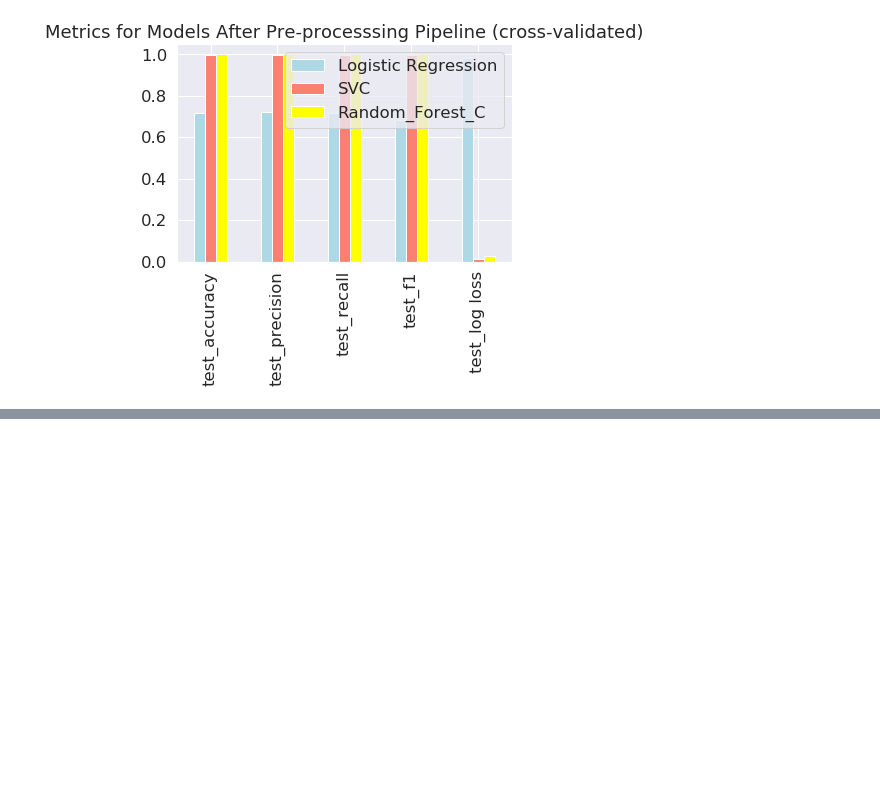
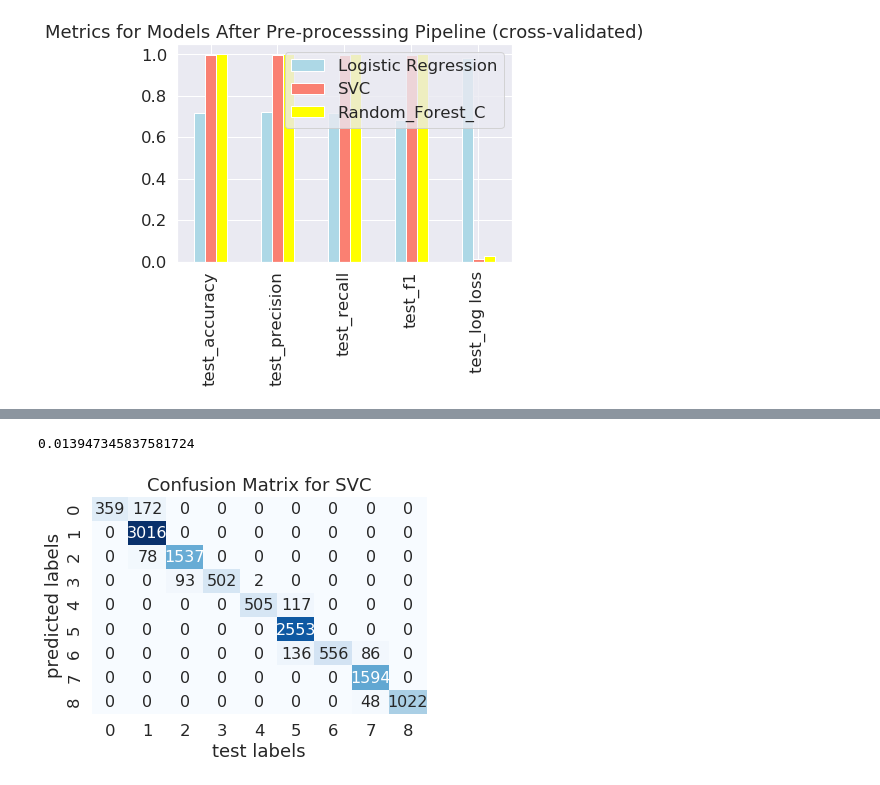
Before and after one commit to sophiabrandt/ZTM-Complete-Machine-Learning-Data-Science, a Jupyter notebook: notebooks/otto/kaggle-otto.ipynb, the cells around one changed output, grey strips where cells are left out. Saved outputs shown, nothing was run; the diff lists cells and outputs as text; code cells hidden in the pictures; blank space fills up the shorter version.

Commit message:
👌 IMPROVE: no hypertuning (takes too long), add confusion matrix

```diff
--- a/notebooks/otto/kaggle-otto.ipynb
+++ b/notebooks/otto/kaggle-otto.ipynb
@@ -508,4 +508,10 @@ compare_pipeline_metrics_df.plot(title='Metrics for Models After Pre-processsing
                         kind='bar');
 # %% [output]
 [figure]
+# %%
+# multi-class logarithmic loss for SVC
+model_svc.fit(X_train, y_train)
+
+y_preds_svc = model_svc.predict(X_test)
+y_preds_proba_svc = model_svc.predict_proba(X_test)
 # %% [markdown]
@@ -522,4 +528,6 @@ feature_union = FeatureUnion(features)
 estimators_svc = []
 estimators_svc.append(('feature_union', feature_union))
 estimators_svc.append(('svc', SVC(class_weight='balanced', probability=True, random_state=42)))
-pipeline = Pipeline(estimators_svc)
+
+model_svc = Pipeline(estimators_svc)
+model_svc
@@ -541,6 +552,5 @@ rscv_model = RandomizedSearchCV(pipeline,
 # %%
-# Fit Randomized Search CV
 %time
 
-rscv_model.fit(X_train, y_train)
+model_svc.fit(X_train, y_train)
 # %% [output]
@@ -555,5 +576,18 @@ model
 # %%
-y_preds = model.predict(X_train)
-y_preds_proba = model.predict_proba(X_train)
+y_preds = model_svc.predict(X_test)
+y_preds_proba = model_svc.predict_proba(X_test)
 # %%
-log_loss(y_train, y_preds_proba)
+log_loss(y_test, y_preds_proba)
+# %% [output]
+0.013947345837581724
+# %%
+# Confusion Matrix
+conf_mat = confusion_matrix(y_test, y_preds)
+
+sns.set(font_scale=1.5)
+sns.heatmap(conf_mat.T, annot=True, fmt='d', annot_kws={'size': 16}, cmap='Blues', cbar=False)
+plt.xlabel('test labels')
+plt.ylabel('predicted labels')
+plt.title('Confusion Matrix for SVC');
+# %% [output]
+[figure, added]
```
Also changed, not shown: parts of 5 cells of this notebook.
